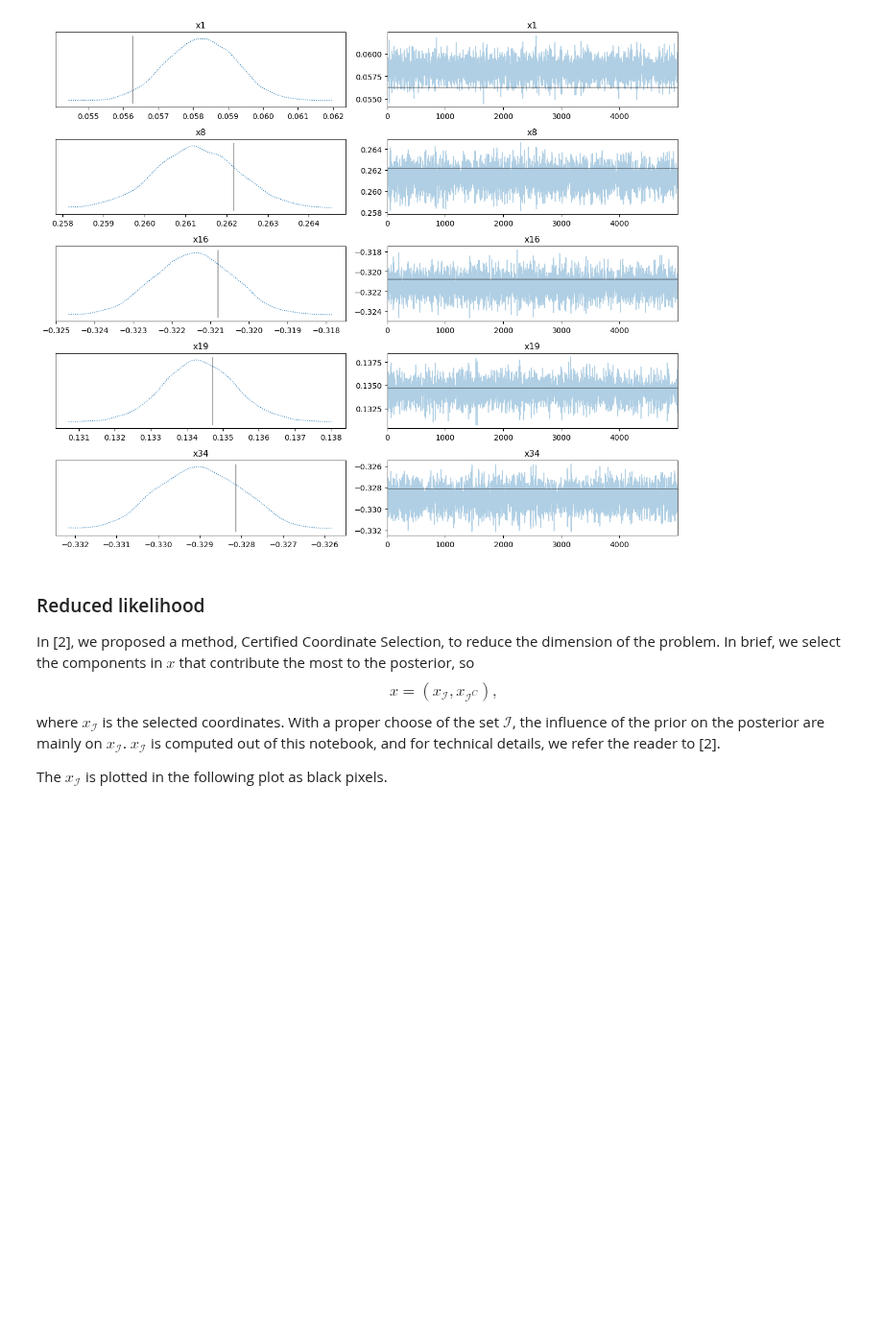
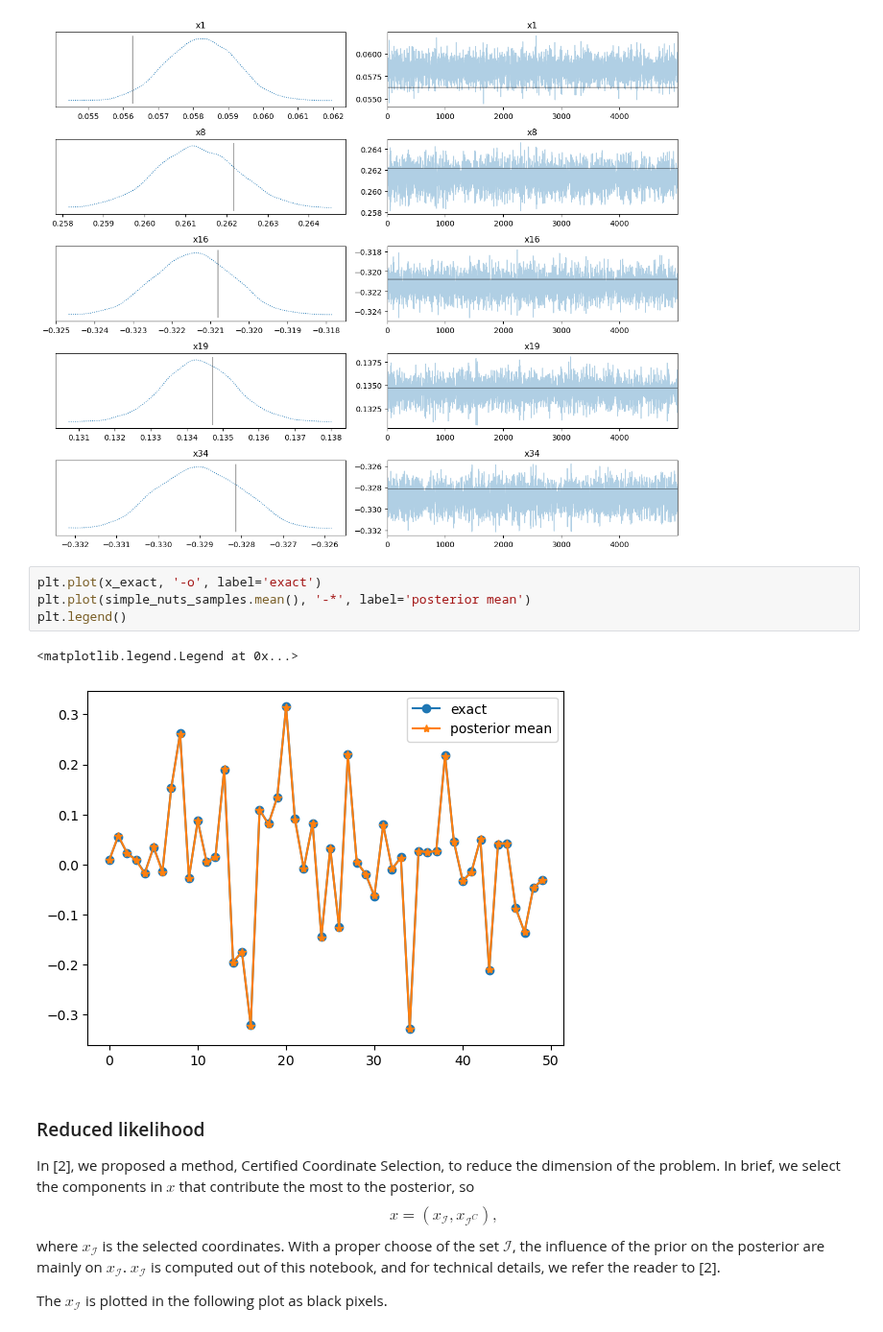
Before and after one commit to CUQI-DTU/CUQIpy-User-Showcase, a Jupyter notebook: 006_super_resolution/STORM.ipynb, the cells around one changed output. Shown at 96% size. Cells and saved outputs as stored; diff of their text form; blank space fills up the shorter version.

Commit message:
add plot of exact vs posterior mean

```diff
--- a/006_super_resolution/STORM.ipynb
+++ b/006_super_resolution/STORM.ipynb
@@ -270,6 +270,13 @@ array([[<Axes: title={'center': 'x1'}>, <Axes: title={'center': 'x1'}>],
        [<Axes: title={'center': 'x34'}>, <Axes: title={'center': 'x34'}>]],
       dtype=object)
 [figure]
+# %%
+plt.plot(x_exact, '-o', label='exact')
+plt.plot(simple_nuts_samples.mean(), '-*', label='posterior mean')
+plt.legend()
+# %% [output]
+<matplotlib.legend.Legend at 0x...>
+[figure, added]
 # %% [markdown]
 ### Reduced likelihood
 
```
